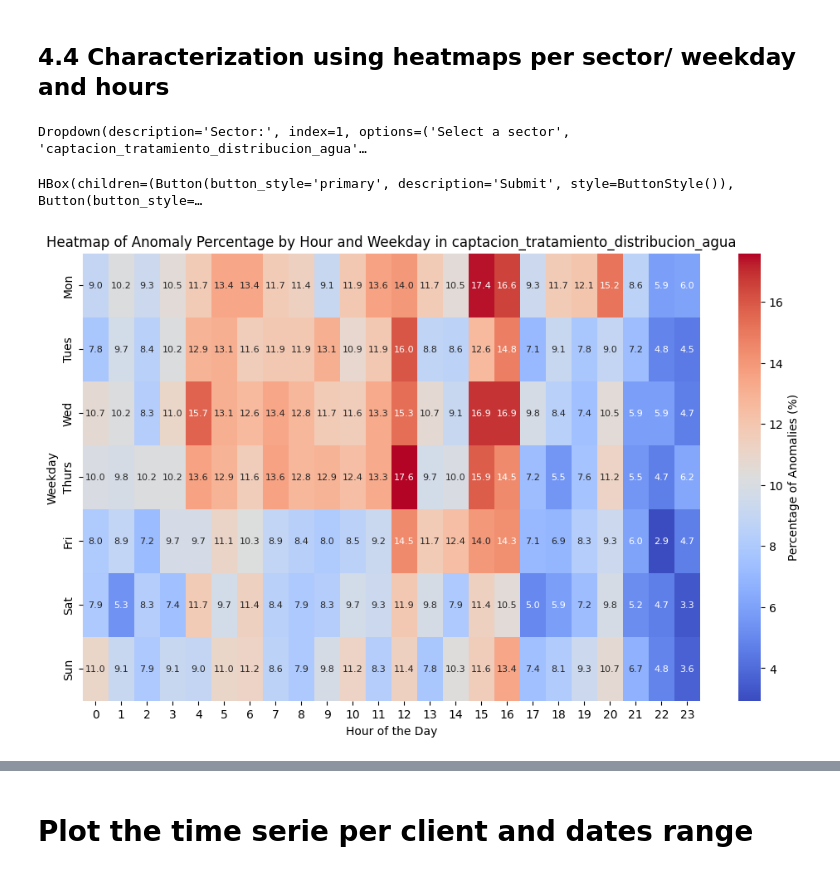
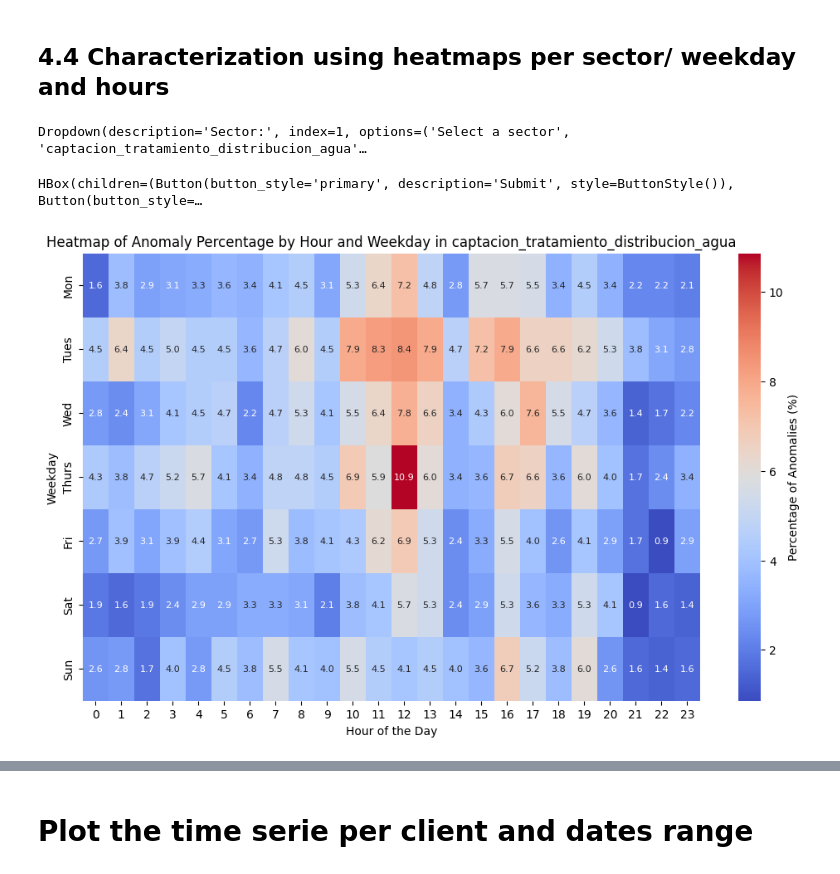
Before and after one commit to eduardotoledoZero/anomagram, a Jupyter notebook: step_7.0 result_analysis.ipynb, the cells around one changed output, grey strips where cells are left out. Cells and saved outputs as stored; diff of their text form; code cells hidden in the pictures.

```diff
--- a/step_7.0 result_analysis.ipynb
+++ b/step_7.0 result_analysis.ipynb
@@ -314,7 +314,7 @@ def plot_anomaly_percentage(sector):
 
     # Map numeric months to names, group by month, and calculate percentage of anomalies
     sector_data['Month_Name'] = sector_data['Mes'].map(month_map)
-    grouped = sector_data.groupby('Month_Name')['Anomaly_Sector'].apply(
+    grouped = sector_data.groupby('Month_Name')['Anomaly_Global'].apply(
         lambda x: (x == -1).mean() * 100
     )
 
@@ -329,27 +329,27 @@ def plot_anomaly_percentage(sector):
     axs[0].grid(True)
 
     # Boxplot for Active_energy
-    sns.boxplot(x='Anomaly_Sector', y='Active_energy', data=sector_data, ax=axs[1])
+    sns.boxplot(x='Anomaly_Global', y='Active_energy', data=sector_data, ax=axs[1])
     axs[1].set_title('Active_energy - Normal vs Anomalous')
-    axs[1].set_xlabel('Anomaly_Sector')
+    axs[1].set_xlabel('Anomaly')
     axs[1].set_ylabel('Active_energy')
 
     # Boxplot for Reactive_energy
-    sns.boxplot(x='Anomaly_Sector', y='Reactive_energy', data=sector_data, ax=axs[2])
+    sns.boxplot(x='Anomaly_Global', y='Reactive_energy', data=sector_data, ax=axs[2])
     axs[2].set_title('Reactive_energy - Normal vs Anomalous')
-    axs[2].set_xlabel('Anomaly_Sector')
+    axs[2].set_xlabel('Anomaly')
     axs[2].set_ylabel('Reactive_energy')
 
     # Boxplot for Voltaje_FC
-    sns.boxplot(x='Anomaly_Sector', y='Voltaje_FC', data=sector_data, ax=axs[3])
+    sns.boxplot(x='Anomaly_Global', y='Voltaje_FC', data=sector_data, ax=axs[3])
     axs[3].set_title('Voltaje_FC - Normal vs Anomalous')
-    axs[3].set_xlabel('Anomaly_Sector')
+    axs[3].set_xlabel('Anomaly')
     axs[3].set_ylabel('Voltaje_FC')
 
     # Boxplot for Voltaje_FA
-    sns.boxplot(x='Anomaly_Sector', y='Voltaje_FA', data=sector_data, ax=axs[4])
+    sns.boxplot(x='Anomaly_Global', y='Voltaje_FA', data=sector_data, ax=axs[4])
     axs[4].set_title('Voltaje_FA - Normal vs Anomalous')
-    axs[4].set_xlabel('Anomaly_Sector')
+    axs[4].set_xlabel('Anomaly')
     axs[4].set_ylabel('Voltaje_FA')
 
     # Adjust the layout of the plot to prevent overlap
@@ -436,7 +436,7 @@ def plot_anomaly_percentage(sector):
 
     # Map numeric months to names, group by month, and calculate percentage of anomalies
     sector_data['Month_Name'] = sector_data['Mes'].map(month_map)
-    grouped = sector_data.groupby('Month_Name')['Anomaly_Sector'].apply(
+    grouped = sector_data.groupby('Month_Name')['Anomaly_Global'].apply(
         lambda x: (x == -1).mean() * 100
     )
 
@@ -451,27 +451,27 @@ def plot_anomaly_percentage(sector):
     axs[0].grid(True)
 
     # Boxplot for Active_energy
-    sns.boxplot(x='Anomaly_Sector', y='Active_energy', data=sector_data, ax=axs[1])
+    sns.boxplot(x='Anomaly_Global', y='Active_energy', data=sector_data, ax=axs[1])
     axs[1].set_title('Active_energy - Normal vs Anomalous')
-    axs[1].set_xlabel('Anomaly_Sector')
+    axs[1].set_xlabel('Anomaly')
     axs[1].set_ylabel('Active_energy')
 
     # Boxplot for Reactive_energy
-    sns.boxplot(x='Anomaly_Sector', y='Reactive_energy', data=sector_data, ax=axs[2])
+    sns.boxplot(x='Anomaly_Global', y='Reactive_energy', data=sector_data, ax=axs[2])
     axs[2].set_title('Reactive_energy - Normal vs Anomalous')
-    axs[2].set_xlabel('Anomaly_Sector')
+    axs[2].set_xlabel('Anomaly')
     axs[2].set_ylabel('Reactive_energy')
 
     # Boxplot for Voltaje_FC
-    sns.boxplot(x='Anomaly_Sector', y='Voltaje_FC', data=sector_data, ax=axs[3])
+    sns.boxplot(x='Anomaly_Global', y='Voltaje_FC', data=sector_data, ax=axs[3])
     axs[3].set_title('Voltaje_FC - Normal vs Anomalous')
-    axs[3].set_xlabel('Anomaly_Sector')
+    axs[3].set_xlabel('Anomaly')
     axs[3].set_ylabel('Voltaje_FC')
 
     # Boxplot for Voltaje_FA
-    sns.boxplot(x='Anomaly_Sector', y='Voltaje_FA', data=sector_data, ax=axs[4])
+    sns.boxplot(x='Anomaly_Global', y='Voltaje_FA', data=sector_data, ax=axs[4])
     axs[4].set_title('Voltaje_FA - Normal vs Anomalous')
-    axs[4].set_xlabel('Anomaly_Sector')
+    axs[4].set_xlabel('Anomaly')
     axs[4].set_ylabel('Voltaje_FA')
 
     plt.tight_layout()
@@ -561,7 +561,7 @@ def plot_anomaly_heatmap(sector):
     sector_data['Weekday_Name'] = sector_data['DiaSemana'].map(weekday_map)
 
     # Create a pivot table for percentage of anomalies
-    sector_data['Is_Anomaly'] = (sector_data['Anomaly_Sector'] == -1).astype(int)
+    sector_data['Is_Anomaly'] = (sector_data['Anomaly_Global'] == -1).astype(int)
     heatmap_data = sector_data.pivot_table(index='Weekday_Name', columns='Hora', values='Is_Anomaly', aggfunc='mean')
 
     # Reindex the DataFrame according to the custom weekday order
@@ -601,34 +601,34 @@ def on_clear_button_clicked(b):
 # Create the Submit and Clear buttons with custom styles
 submit_button = widgets.Button(description='Submit', button_style='primary')
 clear_button = widgets.Button(description='Clear', button_style='danger')
 
 # Apply custom styles
 display(HTML("""
 <style>
     .widget-button-primary {
         background-color: blue !important;
         color: white !important;
     }
     .widget-button-danger {
         background-color: red !important;
         color: white !important;
     }
 </style>
 """))
 
 # Link the buttons to their respective functions
 submit_button.on_click(on_submit_button_clicked)
 clear_button.on_click(on_clear_button_clicked)
 
 # Arrange buttons horizontally
 button_box = widgets.HBox([submit_button, clear_button])
 
 # Display the dropdown widget and buttons
 display(sector_dropdown, button_box)
 # %% [output]
 Dropdown(description='Sector:', index=1, options=('Select a sector', 'captacion_tratamiento_distribucion_agua'…
 HBox(children=(Button(button_style='primary', description='Submit', style=ButtonStyle()), Button(button_style=…
-[figure, old version]
+[figure, new version]
 # %%
 import pandas as pd
 import matplotlib.pyplot as plt
```
Also changed, not shown: parts of 5 cells of this notebook, 1 other file.
